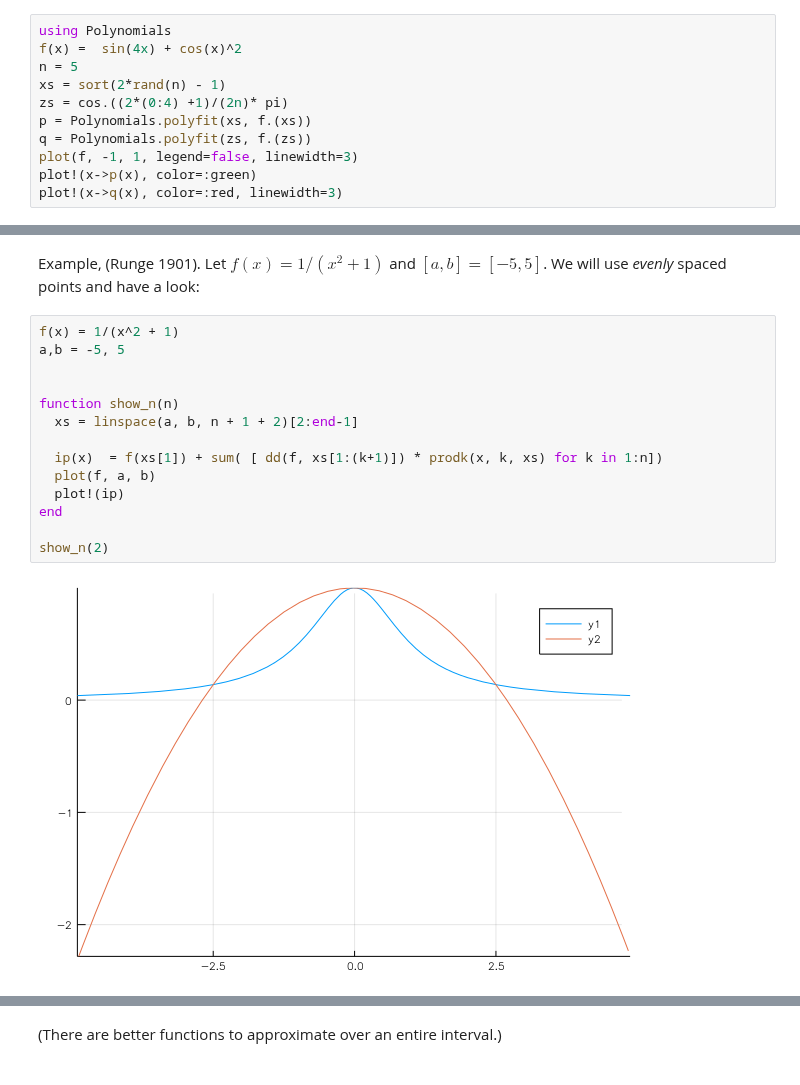
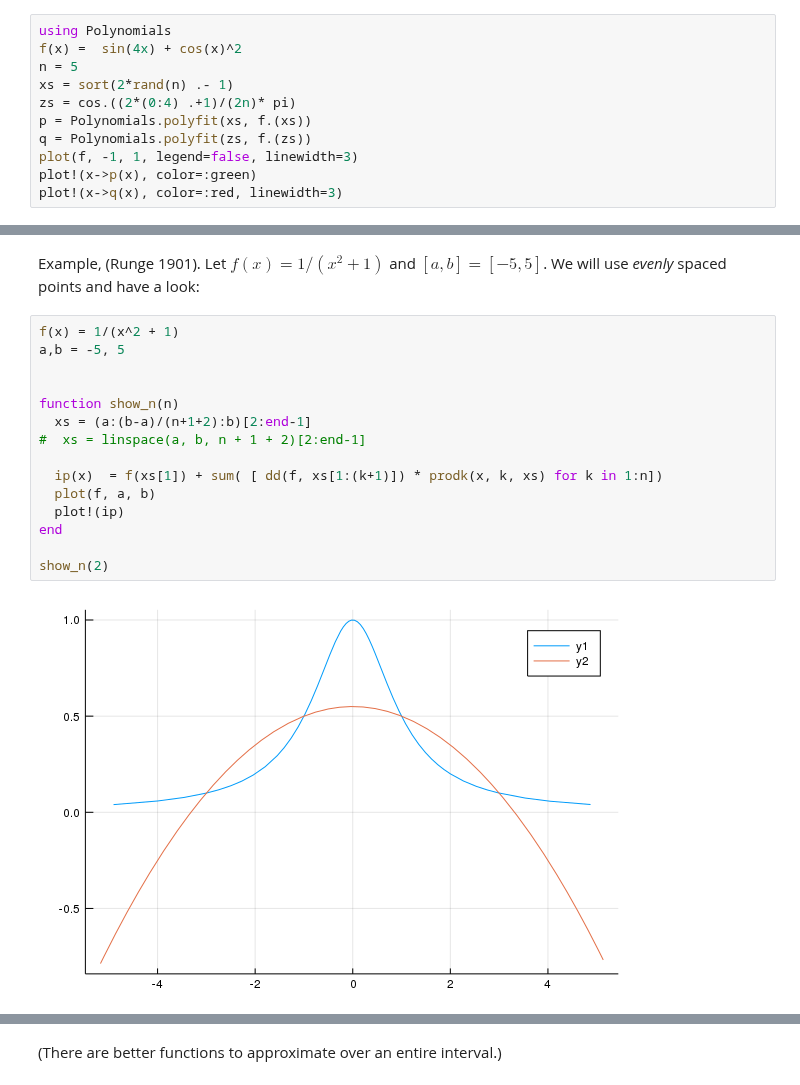
Before and after one commit to csimth335/MTH335, a Jupyter notebook: Chapter6/polynomial-approximation.ipynb, the cells around one changed output, grey strips where cells are left out. Cells and saved outputs as stored; diff of their text form.

```diff
--- a/Chapter6/polynomial-approximation.ipynb
+++ b/Chapter6/polynomial-approximation.ipynb
@@ -169,8 +169,8 @@ $$ x_i = \cos(\frac{2i-1}{2n+2}\pi). $$
 using Polynomials
 f(x) =  sin(4x) + cos(x)^2
 n = 5
-xs = sort(2*rand(n) - 1)
-zs = cos.((2*(0:4) +1)/(2n)* pi)
+xs = sort(2*rand(n) .- 1)
+zs = cos.((2*(0:4) .+1)/(2n)* pi)
 p = Polynomials.polyfit(xs, f.(xs))
 q = Polynomials.polyfit(zs, f.(zs))
 plot(f, -1, 1, legend=false, linewidth=3)
@@ -193,19 +193,20 @@ plot!(x->q(x), color=:red, linewidth=3)
 # %%
 f(x) = 1/(x^2 + 1)
 a,b = -5, 5
 
 
 function show_n(n)
-  xs = linspace(a, b, n + 1 + 2)[2:end-1]
+  xs = (a:(b-a)/(n+1+2):b)[2:end-1]
+#  xs = linspace(a, b, n + 1 + 2)[2:end-1]
 
   ip(x)  = f(xs[1]) + sum( [ dd(f, xs[1:(k+1)]) * prodk(x, k, xs) for k in 1:n])
   plot(f, a, b)
   plot!(ip)
 end
 
 show_n(2)
 # %% [output]
-[figure, old version]
+[figure, new version]
 # %%
 show_n(5)
 # %% [output]
```
Also changed, not shown: parts of 10 cells of this notebook, 4 other files.
